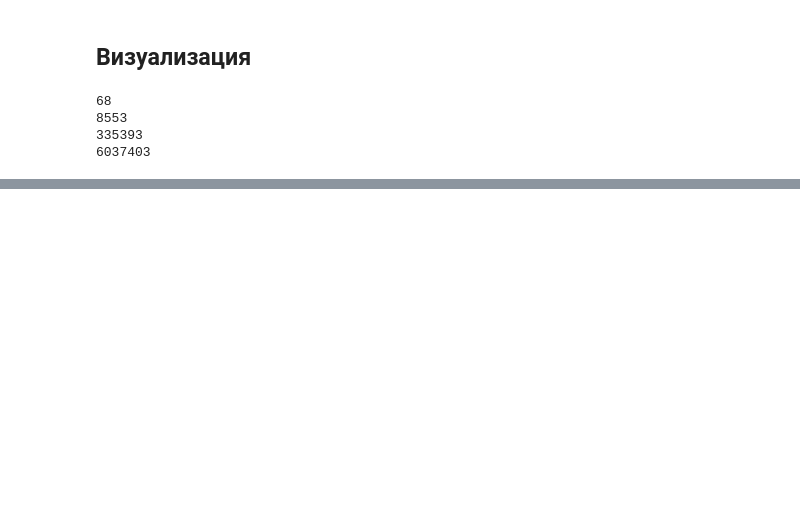
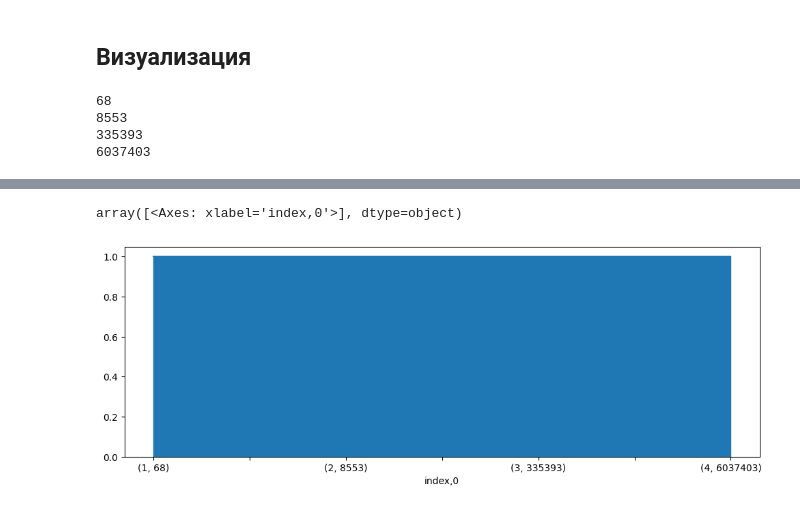
Before and after one commit to VinogradovIlya/algo, a Jupyter notebook: pro2_m3y4/main_3.ipynb, the cells around one changed output, grey strips where cells are left out. Drawn from its saved outputs; the diff is of its cells as text; code cells hidden in the pictures; blank space fills up the shorter version.

```diff
--- a/pro2_m3y4/main_3.ipynb
+++ b/pro2_m3y4/main_3.ipynb
@@ -307,0 +315,5 @@ comb_df
+# %%
+comb_df.value_counts().plot.area(figsize=(12, 4), subplots=True)
+# %% [output]
+array([<Axes: xlabel='index,0'>], dtype=object)
+[figure, added]
```
Also changed, not shown: parts of 5 cells of this notebook, 3 other files.
